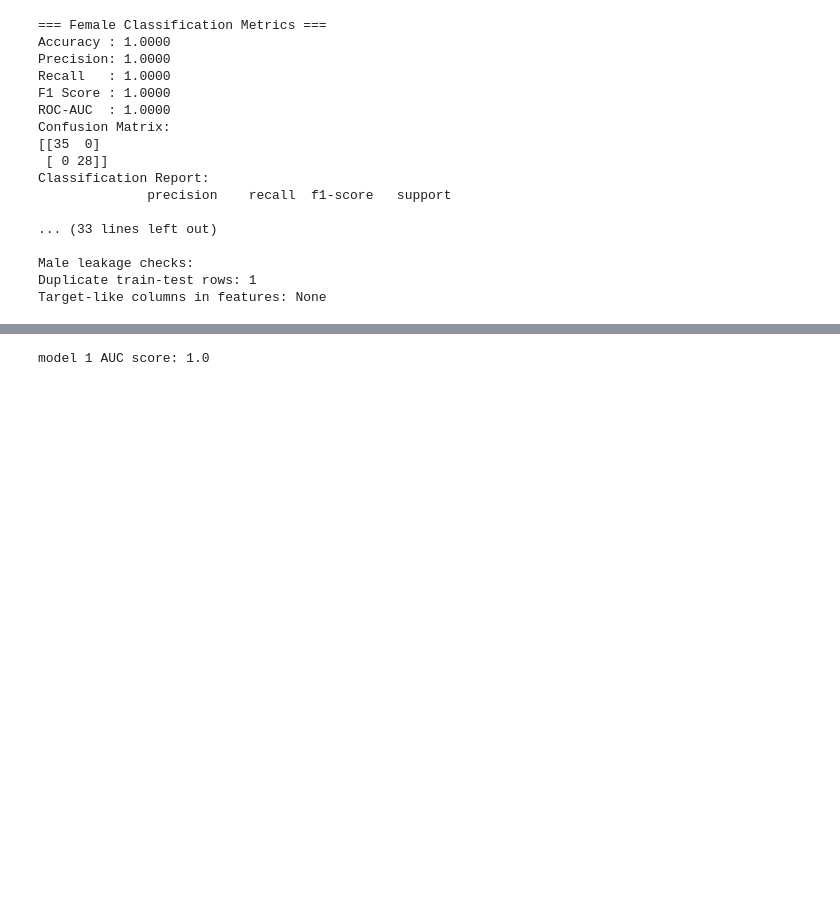
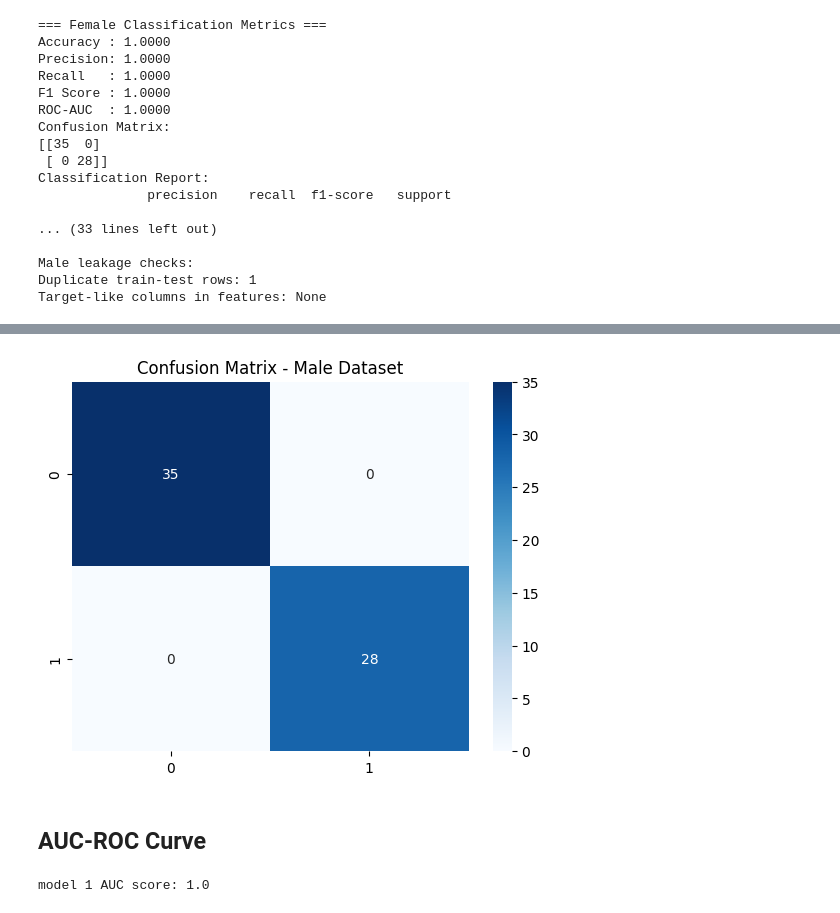
Before and after one commit to leekwansoo/machine-learning-exercise, a Jupyter notebook: ML_Projects/cohort_project/train_test.ipynb, the cells around one changed output, grey strips where cells are left out. Saved outputs shown, nothing was run; the diff lists cells and outputs as text; code cells hidden in the pictures; blank space fills up the shorter version.

```diff
--- a/ML_Projects/cohort_project/train_test.ipynb
+++ b/ML_Projects/cohort_project/train_test.ipynb
@@ -234,3 +253,20 @@ Target-like columns in features: None
+# %%
+# Hitmap for male dataset
+import seaborn as sns
+import matplotlib.pyplot as plt
+from sklearn.metrics import confusion_matrix
+
+male_model = joblib.load("male_model.joblib")
+y2_predicted = male_model.predict(X2_test)
+cm_male = confusion_matrix(y2_test, y2_predicted)
+sns.heatmap(cm_male, annot=True, fmt="d", cmap="Blues")
+
+plt.title("Confusion Matrix - Male Dataset")
+plt.show()
+# %% [output]
+[figure, added]
+# %% [markdown]
+## AUC-ROC Curve
 # %%
 import matplotlib.pyplot as plt
 from sklearn.metrics import roc_curve, roc_auc_score
```
Also changed, not shown: parts of 3 cells of this notebook.
